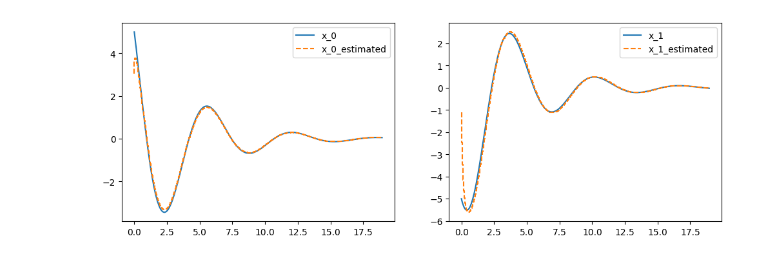
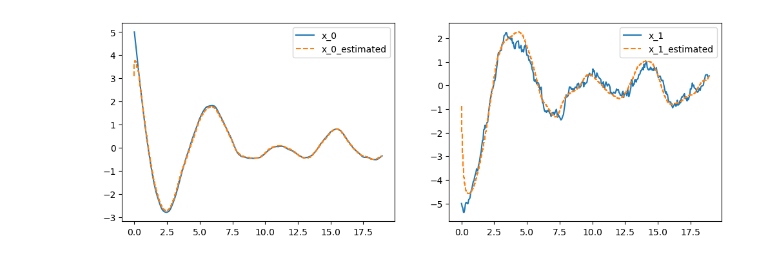
Before and after one commit to proxima-technology/casadi_mpc_nyuumon, a Jupyter notebook: src/chapter8_MHE.ipynb, the cells around one changed output. Drawn from its saved outputs; the diff is of its cells as text; code cells hidden in the pictures.

```diff
--- a/src/chapter8_MHE.ipynb
+++ b/src/chapter8_MHE.ipynb
@@ -9,6 +9,7 @@ c = 0.5
 
 nx = 2 #状態変数の次元
 nu = 1 #制御変数の次元
+nw = 1 #プロセスノイズの次元
 no = 1 #観測変数の次元
 
 # 後退ホライズン等
@@ -16,11 +17,18 @@ T = 1
 N = 20
 dt = T/N
 
+#コスト行列
+Q = casadi.diag([1])
+Q_i = casadi.diag([1,1])
+R = casadi.diag([1])
+
 # 制約条件
 x_lb = [-np.inf,-np.inf]
 x_ub = [np.inf,np.inf]
+w_lb = [-np.inf]
+w_ub = [np.inf]
 
-total = nx*(N+1) + nu*N + no*N + nx
+total = nx*(N+1) + nw*N + nu*N + no*N + nx
 # %%
 def make_f():
     states = casadi.SX.sym("states",nx)
@@ -97,6 +114,7 @@ def make_nlp():
     U = [casadi.SX.sym(f"u_{i}",nu) for i in range(N)]
     X = [casadi.SX.sym(f"x_{i}",nx) for i in range(N+1)]
     Y = [casadi.SX.sym(f"y_{i}",no) for i in range(N)]
+    W = [casadi.SX.sym(f"w_{i}",nw) for i in range(N)]
     x_hat = casadi.SX.sym("x_hat",nx)
     G = []
 
@@ -104,12 +122,12 @@ def make_nlp():
     J += compute_initial_cost(X[0],x_hat) * 0.1
     for k in range(N):
         y_hat = g(X[k])
-        J += compute_stage_cost(Y[k],y_hat) * dt
-        eq = X[k+1] - RK4(x=X[k],u=U[k])["x_next"]
+        J += compute_stage_cost(Y[k],y_hat,W[k]) * dt
+        eq = X[k+1] - RK4(x=X[k],u=U[k],w=W[k])["x_next"]
         G.append(eq)
 
     option = {'print_time':False,'ipopt':{'max_iter':10,'print_level':0}}
-    nlp = {"x":casadi.vertcat(*X,*U,*Y,x_hat),"f":J,"g":casadi.vertcat(*G)}
+    nlp = {"x":casadi.vertcat(*X,*W,*U,*Y,x_hat),"f":J,"g":casadi.vertcat(*G)}
     S = casadi.nlpsol("S","ipopt",nlp,option)
     return S
 # %%
@@ -117,8 +135,8 @@ def compute_optimal_estimate(S,us,ys,x0,x_hat):
     # x0 = casadi.DM.zeros(total)
     x_hat = x_hat.full().ravel().tolist()
 
-    lbx = x_lb*(N+1) + us + ys + x_hat
-    ubx = x_ub*(N+1) + us + ys + x_hat
+    lbx = x_lb*(N+1) + w_lb*N + us + ys + x_hat
+    ubx = x_ub*(N+1) + w_ub*N + us + ys + x_hat
     lbg = [0]*nx*N
     ubg = [0]*nx*N
 
@@ -139,40 +157,39 @@ g = make_g()
 x_init = casadi.DM([5,-5]) # 初期値
 y_init = g(x_init)
 x0 = casadi.DM.zeros(total)
-u_opt = casadi.DM([0.0])
 x_hat = casadi.DM([0,0])
 
 X = [x_init]
 X_est = []
 us = [0]*nu*N
 Y = [y_init]
 x_current = x_init
 for t in t_eval:
     if len(Y) >= N:
         ys = casadi.vertcat(*Y[-N:]).full().ravel().tolist()
         x0 = compute_optimal_estimate(S,us,ys,x0,x_hat)
         x_est = x0[:2]
         X_est.append(x_est)
         x_hat = x_est
-    x_current = I(x0=x_current,p=u_opt)["xf"]
+    p_current = casadi.DM([0.0,2*np.random.normal()])
+    x_current = I(x0=x_current,p=p_current)["xf"]
     y_current = g(x_current)
     X.append(x_current)
     Y.append(y_current)
-    # U.append(u_opt)
 
 X.pop()
 X = np.array(X).reshape(t_eval.size,nx)
 X_est.pop()
 X_est = np.array(X_est).reshape(-1,nx)
 
 plt.figure(figsize=(12,4))
 
 for i in range(nx):
     plt.subplot(1,2,i+1)
     plt.plot(t_eval[:-N],X[:-N,i],label=f"x_{i}")
     plt.step(t_eval[:-N],X_est[:,i],linestyle="--",label=f"x_{i}_estimated")
     plt.legend()
 
 plt.show()
 # %% [output]
-[figure, old version]
+[figure, new version]
```
Also changed, not shown: parts of 1 cell of this notebook, 3 other files.
